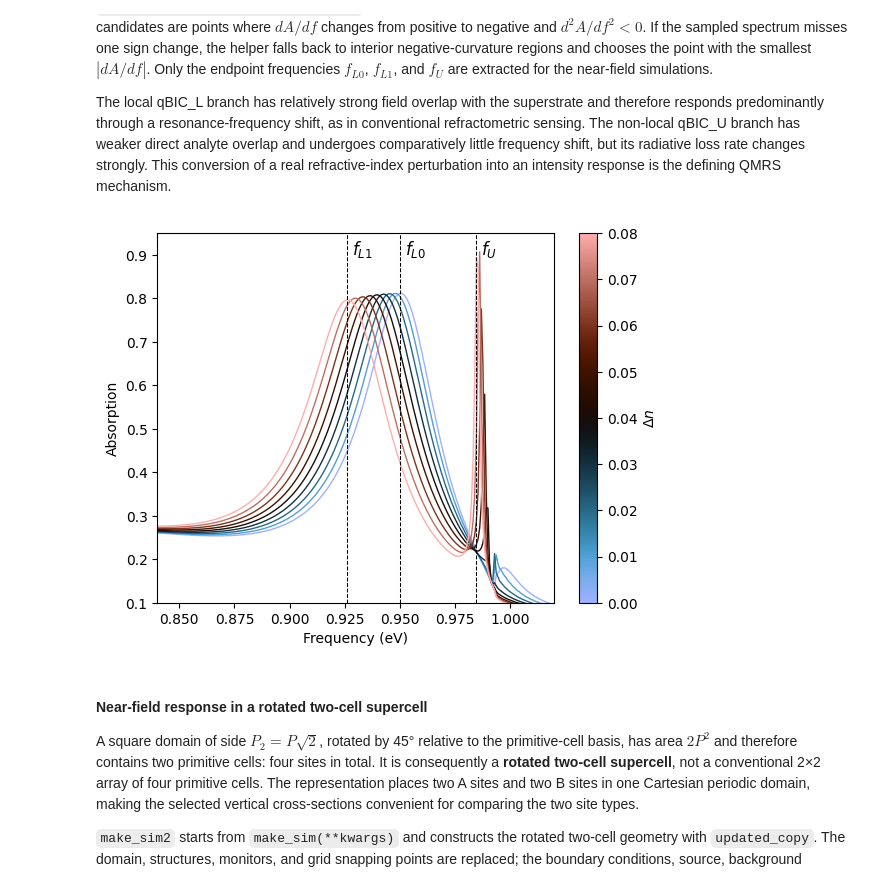
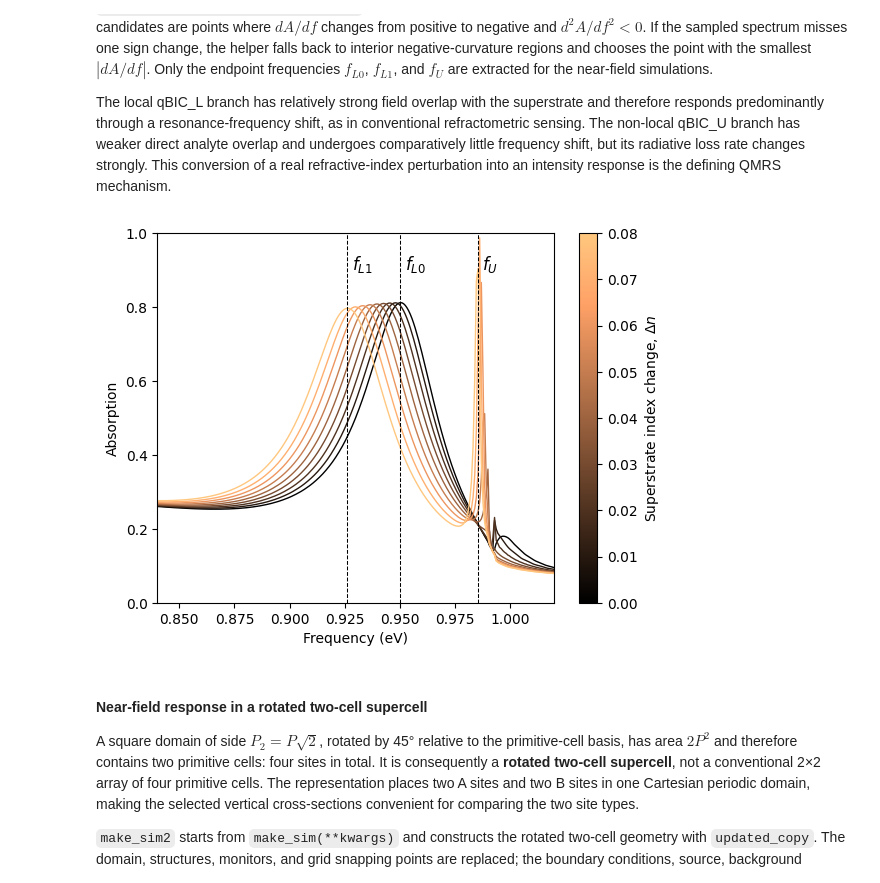
Before and after one commit to flexcompute/tidy3d-notebooks, a Jupyter notebook: QMRSMetasurface.ipynb, the cells around one changed output. Drawn from its saved outputs; the diff is of its cells as text; code cells hidden in the pictures.

```diff
--- a/QMRSMetasurface.ipynb
+++ b/QMRSMetasurface.ipynb
@@ -223,13 +230,13 @@ for n in n_steps:
     trans = sim_data["trans"].flux.squeeze()
     abs_spec = 1 - refl - trans
     f = abs_spec.f
-    ax.plot(2 * np.pi * f * td.HBAR, abs_spec, '-', lw=2 if n == 30 else 1, color=cmap(norm(n)))
+    ax.plot(2 * np.pi * f * td.HBAR, abs_spec, '-', lw=1.5 if n == 30 else 1, color=cmap(norm(n)))
 
 ax.set(xlabel="Frequency (eV)", ylabel="Absorption", ylim=(0, 1), xlim=(photon_energy_min, photon_energy_max))
 
 sm = plt.cm.ScalarMappable(cmap=cmap, norm=norm)
 sm.set_array([])
 cbar = fig.colorbar(sm, ax=ax)
-cbar.set_label(r"$n_\mathrm{step}$")
+cbar.set_label(r"# steps per wavelength")
 cbar.set_ticks(n_steps)
 # %% [output]
@@ -248,6 +255,6 @@ batch_data = web.run_async(
     simulations=sims,
     verbose=True,
     folder_name="NatPhoton2026",
-    path_dir="diameter_data"
+    path_dir="./data/diameter"
 )
 # %% [output]
@@ -287,6 +294,6 @@ batch_data = web.run_async(
     simulations=sims,
     verbose=True,
     folder_name="NatPhoton2026",
-    path_dir="depth_data"
+    path_dir="./data/depth"
 )
 # %% [output]
@@ -332,6 +339,6 @@ batch_data = web.run_async(
     simulations=sims,
     verbose=True,
     folder_name="NatPhoton2026",
-    path_dir="deltan_data"
+    path_dir="./data/deltan"
 )
 # %% [output]
@@ -376,42 +383,41 @@ def peak_frequencies_from_derivatives(f, A, n_peaks=2):
 
 
 fig, ax = plt.subplots()
-cmap = plt.cm.berlin
+cmap = plt.cm.copper
 norm = Normalize(vmin=0, vmax=0.08)
 
 for ii, deln in enumerate(deln_list):
     sim_data = batch_data[f"deln_sweep_{ii}"]
     refl  = sim_data["refl"].flux.squeeze()
     trans = sim_data["trans"].flux.squeeze()
     abs_spec = 1 - refl - trans
-
     f = np.asarray(abs_spec.f)
     E = 2 * np.pi * f * td.HBAR
     A = np.asarray(abs_spec)
 
     ax.plot(E, A, '-', lw=1, color=cmap(norm(deln)))
 
     if ii == 0:
         f_L0, = peak_frequencies_from_derivatives(f, A, n_peaks=1)
     elif ii == len(deln_list) - 1:
         f_L1, f_U = peak_frequencies_from_derivatives(f, A, n_peaks=2)
 
 ax.set(
     xlabel="Frequency (eV)", ylabel="Absorption",
-    ylim=(0.1, 0.95), xlim=(photon_energy_min, photon_energy_max),
+    ylim=(0,1), xlim=(photon_energy_min, photon_energy_max),
 )
 
 sm = plt.cm.ScalarMappable(cmap=cmap, norm=norm)
 sm.set_array([])
 cbar = fig.colorbar(sm, ax=ax)
-cbar.set_label(r"$\Delta n$")
+cbar.set_label(r"Superstrate index change, $\Delta n$")
 
 for fv, label in zip([f_L0, f_L1, f_U], [r"$f_{L0}$", r"$f_{L1}$", r"$f_U$"]):
     E_peak = 2 * np.pi * fv * td.HBAR
     ax.axvline(x=E_peak, color='k', lw=0.75, ls='--')
     ax.text(E_peak + 0.002, 0.9, label, fontsize=12)
 # %% [output]
-[figure, old version]
+[figure, new version]
 # %% [markdown]
 #### Near-field response in a rotated two-cell supercell
 
```
Also changed, not shown: parts of 13 cells of this notebook, 2 other files.
